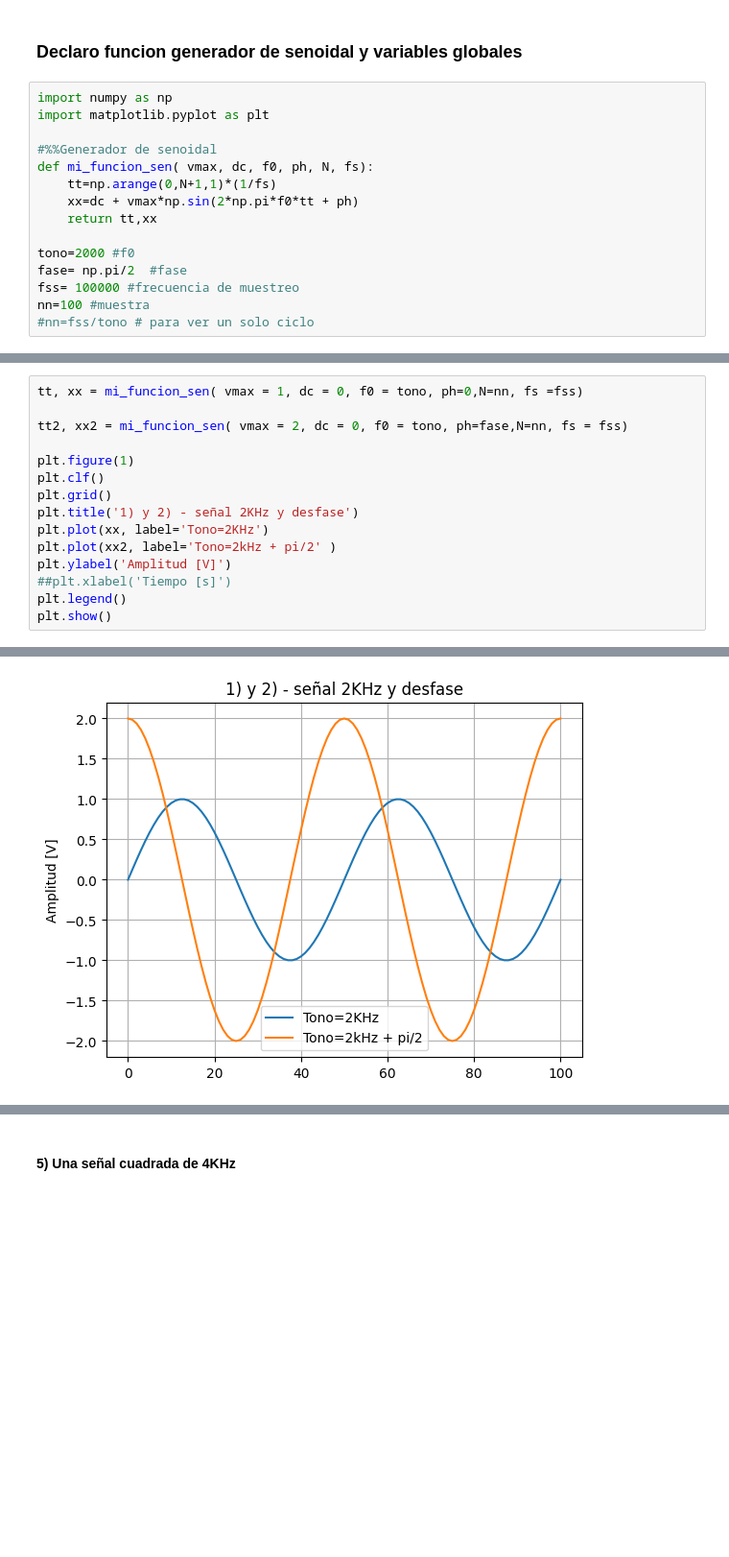
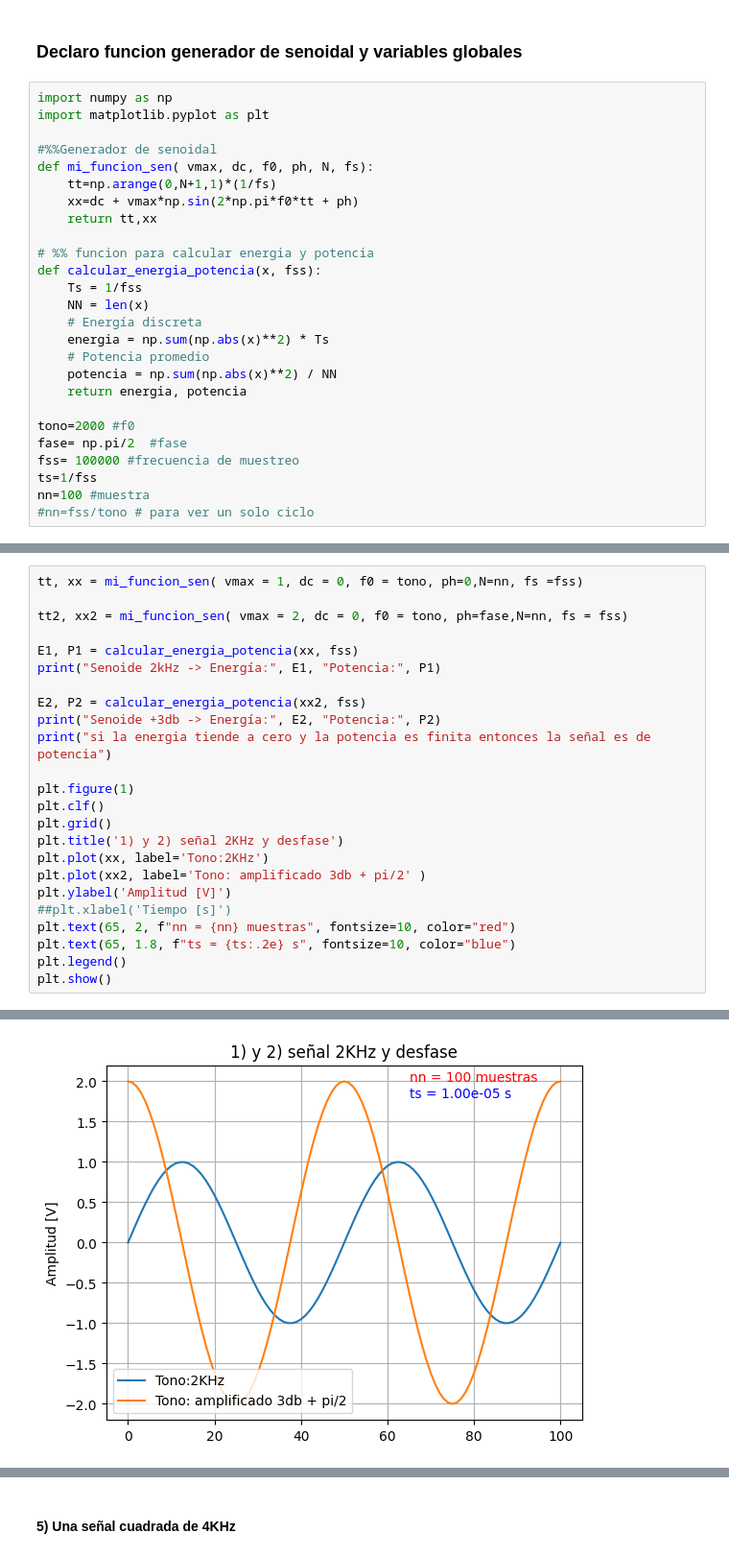
Before and after one commit to mariano1602/APS_2026, a Jupyter notebook: TS1_Mariano_Gonzalez.ipynb, the cells around one changed output, grey strips where cells are left out. Shown at 96% size. Saved outputs shown, nothing was run; the diff lists cells and outputs as text; blank space fills up the shorter version.

```diff
--- a/TS1_Mariano_Gonzalez.ipynb
+++ b/TS1_Mariano_Gonzalez.ipynb
@@ -16,9 +16,20 @@ def mi_funcion_sen( vmax, dc, f0, ph, N, fs):
     xx=dc + vmax*np.sin(2*np.pi*f0*tt + ph)
     return tt,xx
 
+# %% funcion para calcular energia y potencia
+def calcular_energia_potencia(x, fss):
+    Ts = 1/fss
+    NN = len(x)
+    # Energía discreta
+    energia = np.sum(np.abs(x)**2) * Ts
+    # Potencia promedio
+    potencia = np.sum(np.abs(x)**2) / NN
+    return energia, potencia
+
 tono=2000 #f0
 fase= np.pi/2  #fase
 fss= 100000 #frecuencia de muestreo
+ts=1/fss
 nn=100 #muestra
 #nn=fss/tono # para ver un solo ciclo
 # %% [markdown]
@@ -30,14 +42,23 @@ tt, xx = mi_funcion_sen( vmax = 1, dc = 0, f0 = tono, ph=0,N=nn, fs =fss)
 
 tt2, xx2 = mi_funcion_sen( vmax = 2, dc = 0, f0 = tono, ph=fase,N=nn, fs = fss)
 
+E1, P1 = calcular_energia_potencia(xx, fss)
+print("Senoide 2kHz -> Energía:", E1, "Potencia:", P1)
+
+E2, P2 = calcular_energia_potencia(xx2, fss)
+print("Senoide +3db -> Energía:", E2, "Potencia:", P2)
+print("si la energia tiende a cero y la potencia es finita entonces la señal es de potencia")
+
 plt.figure(1)
 plt.clf()
 plt.grid()
-plt.title('1) y 2) - señal 2KHz y desfase')
-plt.plot(xx, label='Tono=2KHz')
-plt.plot(xx2, label='Tono=2kHz + pi/2' )
+plt.title('1) y 2) señal 2KHz y desfase')
+plt.plot(xx, label='Tono:2KHz')
+plt.plot(xx2, label='Tono: amplificado 3db + pi/2' )
 plt.ylabel('Amplitud [V]')
 ##plt.xlabel('Tiempo [s]')
+plt.text(65, 2, f"nn = {nn} muestras", fontsize=10, color="red")
+plt.text(65, 1.8, f"ts = {ts:.2e} s", fontsize=10, color="blue")
 plt.legend()
 plt.show()
 # %% [output]
@@ -44,2 +68,2 @@ plt.show()
-[figure, old version]
+[figure, new version]
 # %% [markdown]
```
Also changed, not shown: parts of 9 cells of this notebook, 1 other file.
